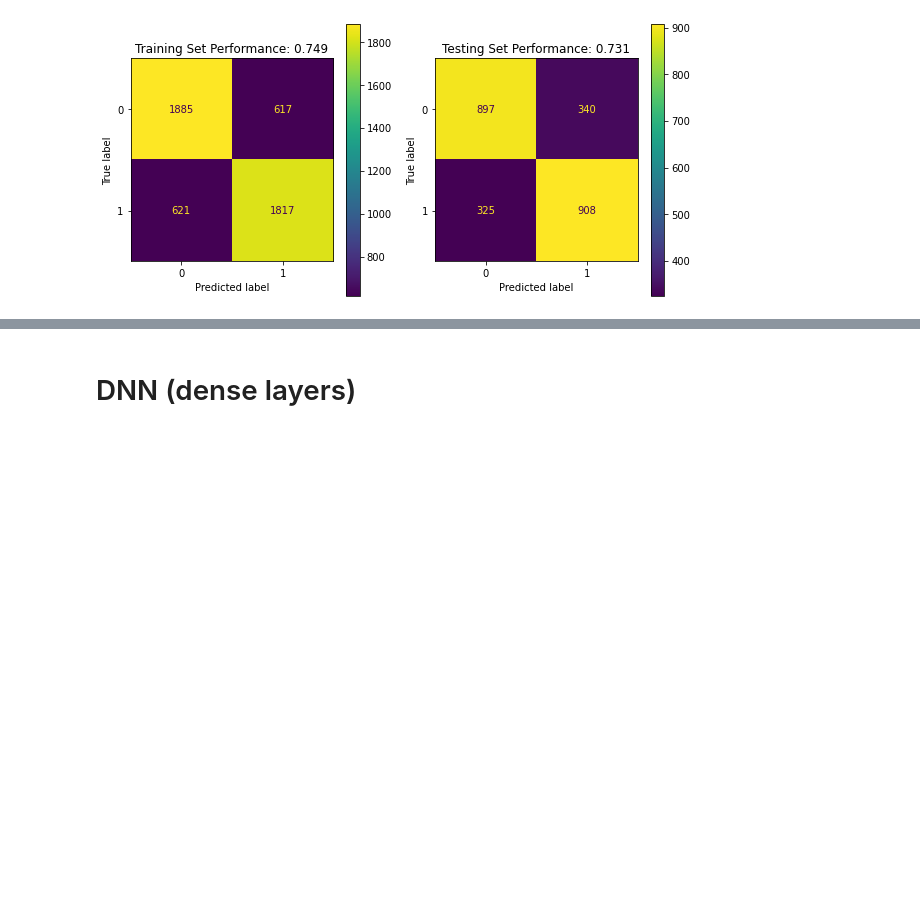
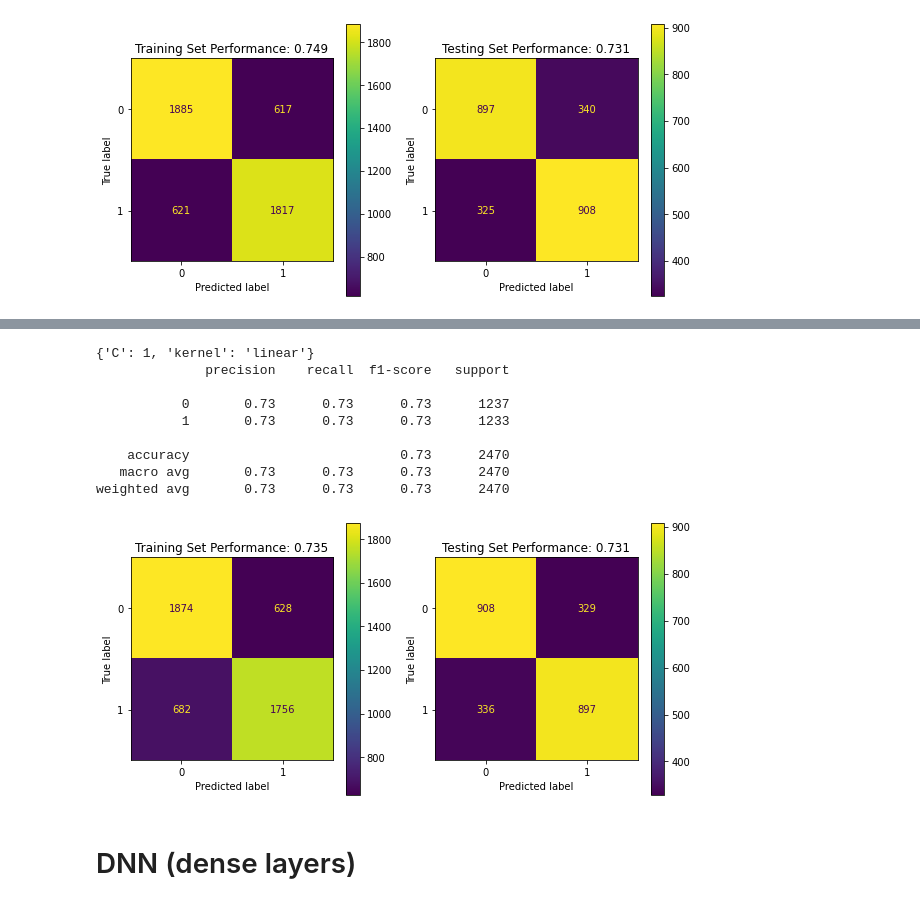
Before and after one commit to WilliamMa6984/LeagueOfLegendsWinPredictor, a Jupyter notebook: code.ipynb, the cells around one changed output, grey strips where cells are left out. Drawn from its saved outputs; the diff is of its cells as text; code cells hidden in the pictures; blank space fills up the shorter version.

```diff
--- a/code.ipynb
+++ b/code.ipynb
@@ -155,0 +177,16 @@ _ = tree.plot_tree(rf.estimators_[0], fontsize=20)
+# %%
+from sklearn.model_selection import GridSearchCV
+
+###
+# BRUH this takes me 24 mins to run on a 5600x, maybe cuz of data otherwise may need to narrow down parameters
+###
+
+param_grid = [
+  {'C': [0.1, 1, 10, 100, 1000], 'kernel': ['linear']},
+  {'C': [0.1, 1, 10, 100, 1000], 'gamma': [0.1, 0.01, 0.001, 0.0001], 'kernel': ['rbf']},
+  {'C': [0.1, 1, 10, 100, 1000], 'degree': [2, 3, 4, 5, 6], 'kernel': ['poly']},
+ ]
+svm = SVC()
+grid_search = GridSearchCV(svm, param_grid)
+grid_search.fit(train_X, train_y)
+grid_search.cv_results_
@@ -156,3 +211,21 @@ _ = tree.plot_tree(rf.estimators_[0], fontsize=20)
+# %%
+best_system = np.argmin(grid_search.cv_results_['rank_test_score'])
+params = grid_search.cv_results_['params'][best_system]
+print(params)
+svm = SVC().set_params(**params)
+svm.fit(train_X, train_y)
+eval_model(svm, train_X, train_y, test_X, test_y)
+# %% [output]
+{'C': 1, 'kernel': 'linear'}
+              precision    recall  f1-score   support
+
+           0       0.73      0.73      0.73      1237
+           1       0.73      0.73      0.73      1233
+
+    accuracy                           0.73      2470
+   macro avg       0.73      0.73      0.73      2470
+weighted avg       0.73      0.73      0.73      2470
+[figure, added]
 # %% [markdown]
 # DNN (dense layers)
 # %% [markdown]
```
Also changed, not shown: parts of 4 cells of this notebook.
